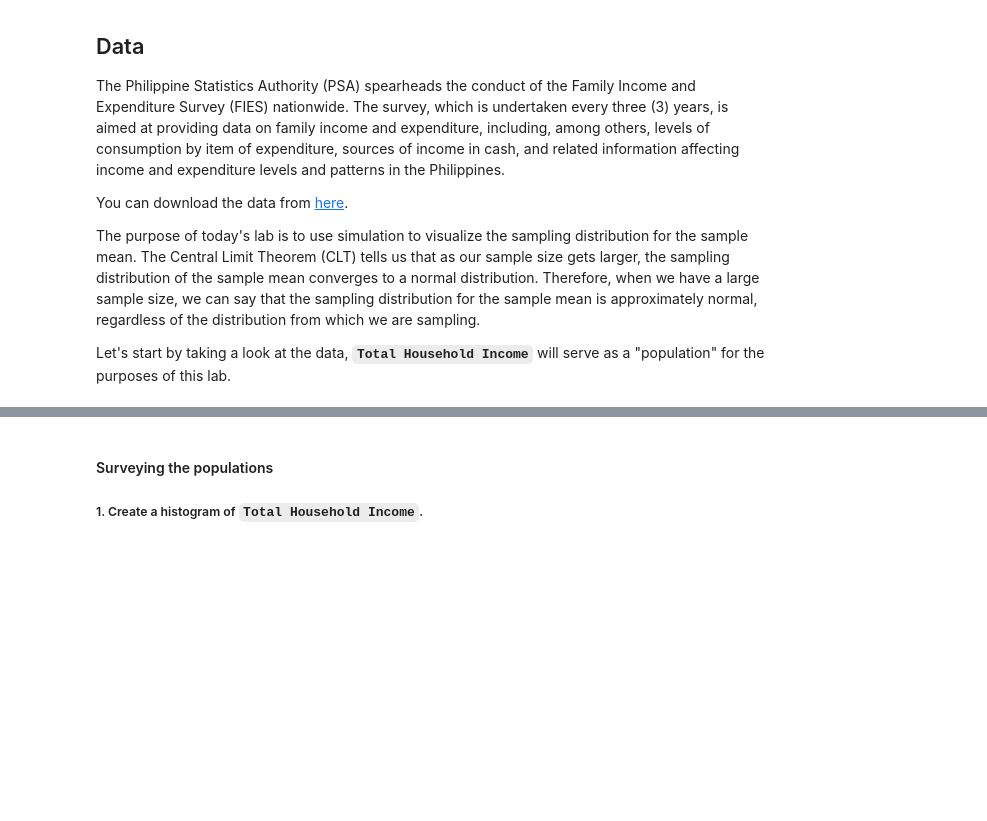
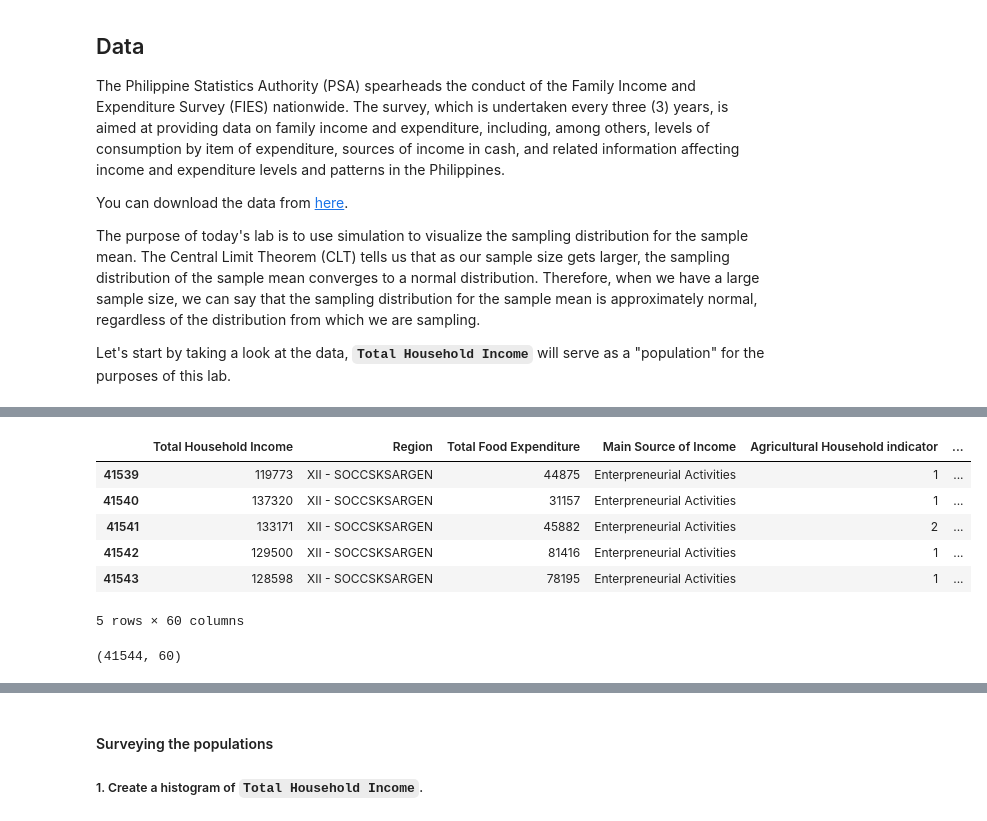
Before and after one commit to mhac009/Institute_of_Data, a Jupyter notebook: Labs/Module_3/IOD_Lab 3.1.3.ipynb, the cells around one changed output, grey strips where cells are left out. Cells and saved outputs as stored; diff of their text form; code cells hidden in the pictures; blank space fills up the shorter version.

```diff
--- a/Labs/Module_3/IOD_Lab 3.1.3.ipynb
+++ b/Labs/Module_3/IOD_Lab 3.1.3.ipynb
@@ -29,6 +38,18 @@ house_hold_csv = "Family Income and Expenditure.csv"
 # %%
 # Tail
+household_csv.tail()
+# %% [output]
+|  | Total Household Income | Region | Total Food Expenditure | Main Source of Income | Agricultural Household indicator | ... |
+| 41539 | 119773 | XII - SOCCSKSARGEN | 44875 | Enterpreneurial Activities | 1 | ... |
+| 41540 | 137320 | XII - SOCCSKSARGEN | 31157 | Enterpreneurial Activities | 1 | ... |
+| 41541 | 133171 | XII - SOCCSKSARGEN | 45882 | Enterpreneurial Activities | 2 | ... |
+| 41542 | 129500 | XII - SOCCSKSARGEN | 81416 | Enterpreneurial Activities | 1 | ... |
+| 41543 | 128598 | XII - SOCCSKSARGEN | 78195 | Enterpreneurial Activities | 1 | ... |
+5 rows × 60 columns
 # %%
 # Shape
+household_csv.shape
+# %% [output]
+(41544, 60)
 # %%
 # Data Types
```
Also changed, not shown: parts of 10 cells of this notebook, 1 other file.
